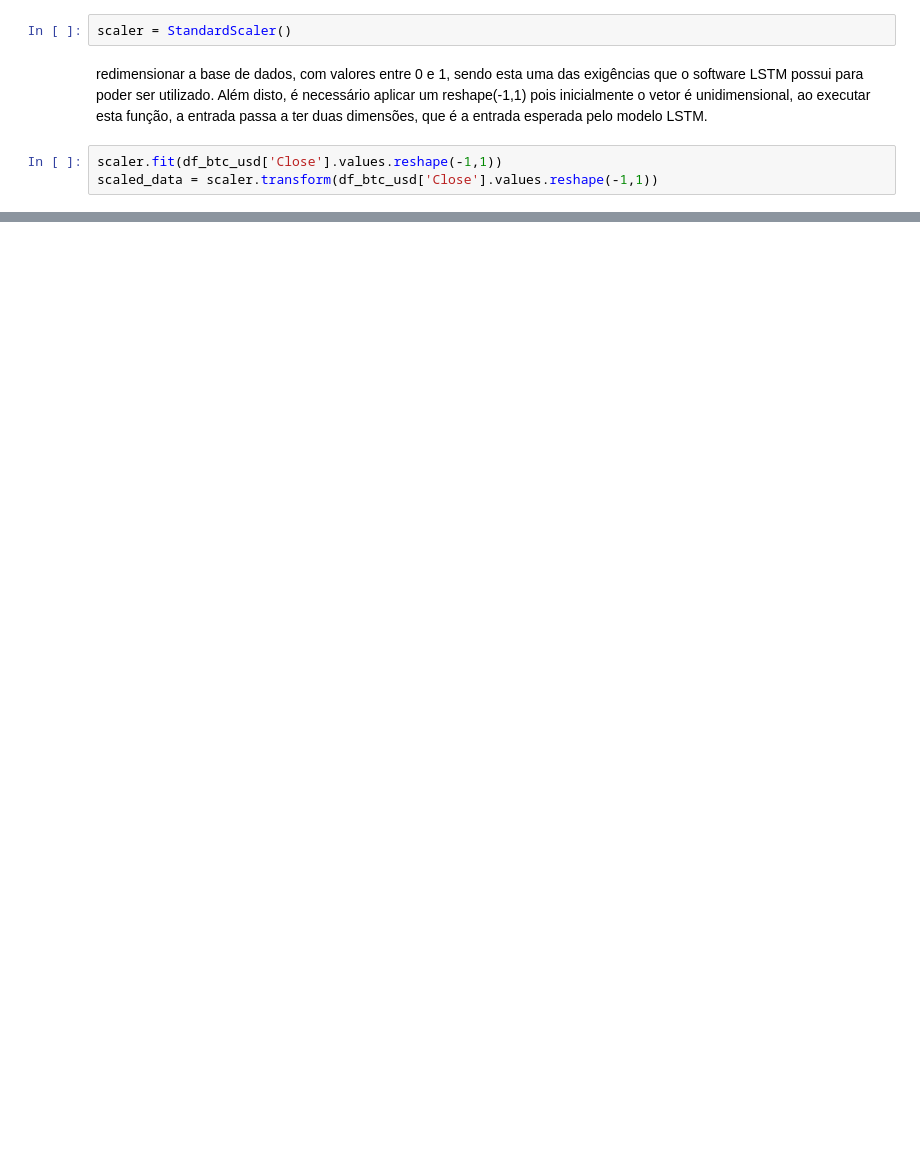
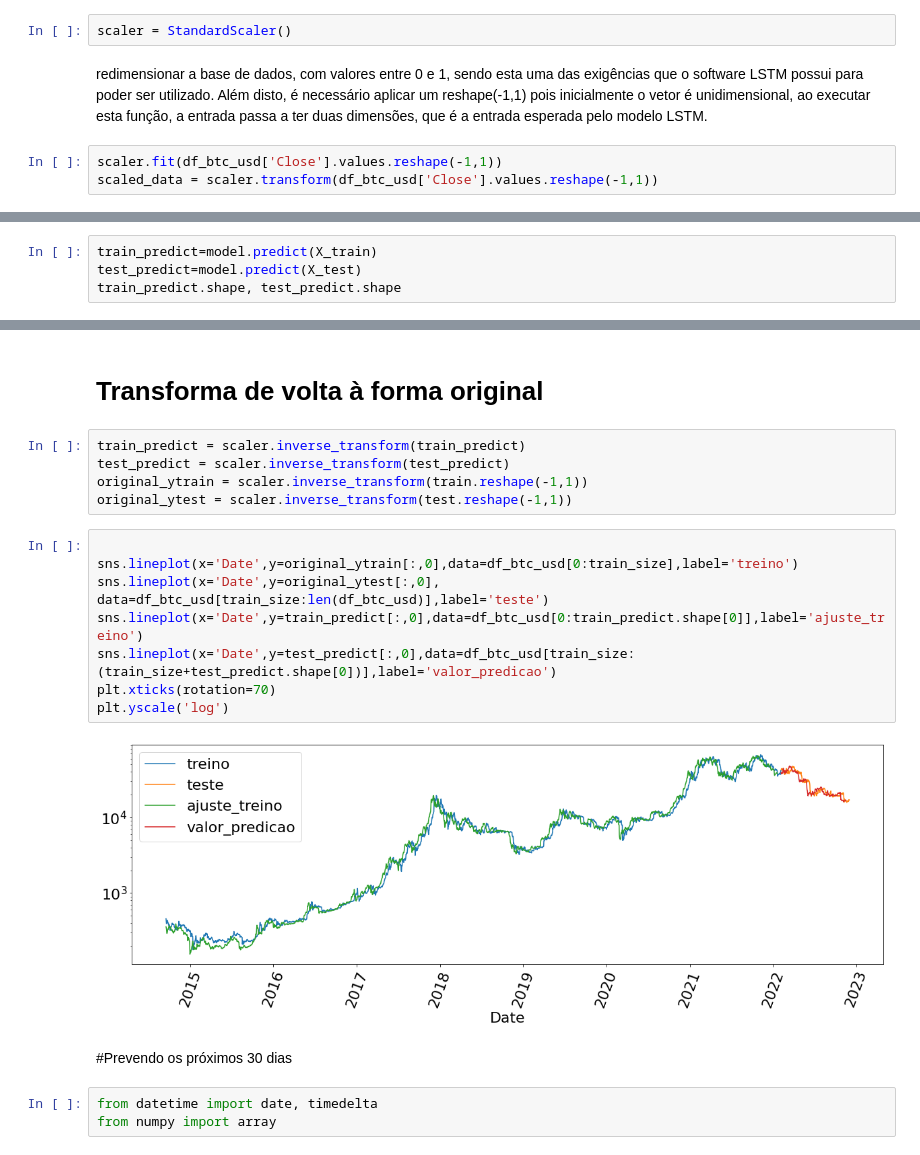
Before and after one commit to dev-marcos/LSTM-Time-Series-Analysis-of-Cryptocurrency-Prices, a Jupyter notebook: Previsao_preco_BITCOIN.ipynb, the cells around one changed output, grey strips where cells are left out. Drawn from its saved outputs; the diff is of its cells as text; blank space fills up the shorter version.

```diff
--- a/Previsao_preco_BITCOIN.ipynb
+++ b/Previsao_preco_BITCOIN.ipynb
@@ -269,0 +197,4 @@ fig.show()
+# %%
+train_predict=model.predict(X_train)
+test_predict=model.predict(X_test)
+train_predict.shape, test_predict.shape
@@ -269,0 +205,22 @@ fig.show()
+# %% [markdown]
+# Transforma de volta à forma original
+# %%
+train_predict = scaler.inverse_transform(train_predict)
+test_predict = scaler.inverse_transform(test_predict)
+original_ytrain = scaler.inverse_transform(train.reshape(-1,1))
+original_ytest = scaler.inverse_transform(test.reshape(-1,1))
+# %%
+
+sns.lineplot(x='Date',y=original_ytrain[:,0],data=df_btc_usd[0:train_size],label='treino')
+sns.lineplot(x='Date',y=original_ytest[:,0], data=df_btc_usd[train_size:len(df_btc_usd)],label='teste')
+sns.lineplot(x='Date',y=train_predict[:,0],data=df_btc_usd[0:train_predict.shape[0]],label='ajuste_treino')
+sns.lineplot(x='Date',y=test_predict[:,0],data=df_btc_usd[train_size:(train_size+test_predict.shape[0])],label='valor_predicao')
+plt.xticks(rotation=70)
+plt.yscale('log')
+# %% [output]
+[figure, added]
+# %% [markdown]
+#Prevendo os próximos 30 dias
+# %%
+from datetime import date, timedelta
+from numpy import array
```
Also changed, not shown: parts of 71 cells of this notebook.
